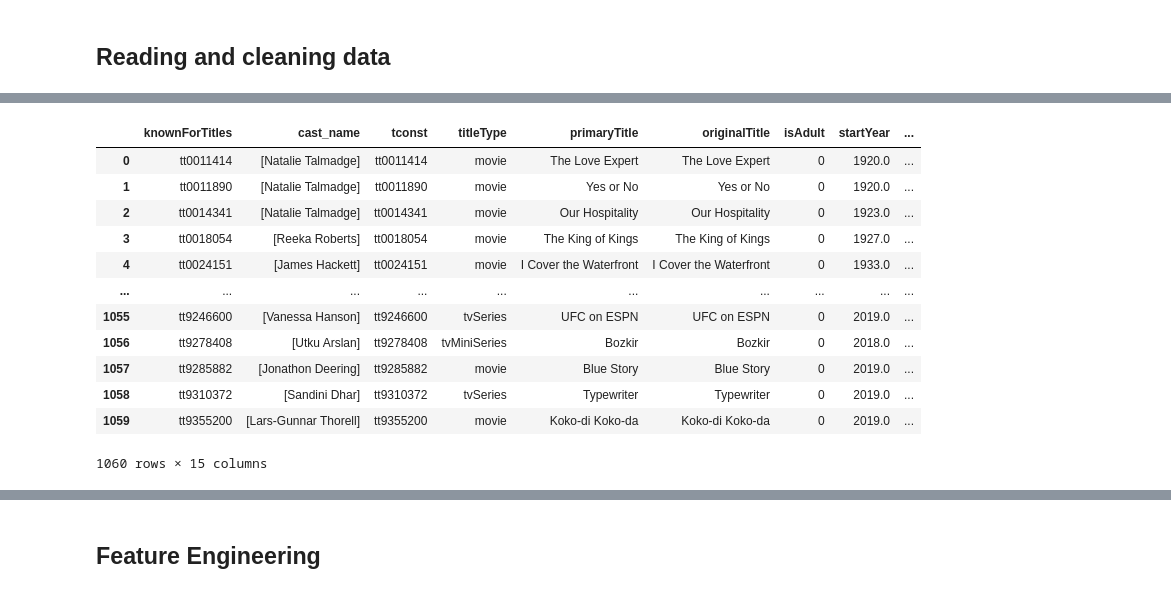
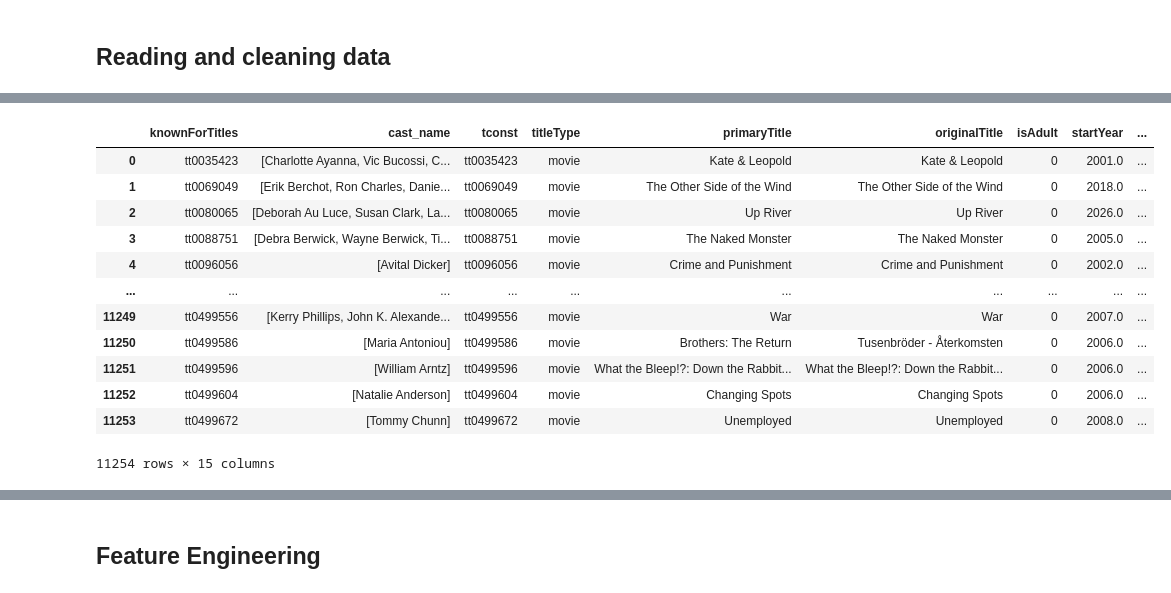
Before and after one commit to azariadr/content-based-movie-recommender, a Jupyter notebook: Movie_Recommender_A_Content_Based_Approach.ipynb, the cells around one changed output, grey strips where cells are left out. Cells and saved outputs as stored; diff of their text form; code cells hidden in the pictures.

```diff
--- a/Movie_Recommender_A_Content_Based_Approach.ipynb
+++ b/Movie_Recommender_A_Content_Based_Approach.ipynb
@@ -231,0 +396,16 @@ unnested_df
+# %%
+actors_list = []
+for chunk in pd.read_csv('https://datasets.imdbws.com/name.basics.tsv.gz', sep='\t', compression='gzip', low_memory=False, chunksize=150000, na_values='\\N'):
+    chunk['primaryProfession'] = chunk['primaryProfession'].fillna('')
+    is_actor = chunk['primaryProfession'].str.contains('actor|actress', case=False)
+    is_needed = chunk['nconst'].isin(needed_nconsts)
+
+    filtered_chunk = chunk[is_actor | is_needed]
+    actors_list.append(filtered_chunk[['nconst', 'primaryName', 'knownForTitles']])
+
+    if sum(len(d) for d in actors_list) >= 120000:
+        break
+
+raw_actor_df = pd.concat(actors_list, ignore_index=True)
+raw_actor_df = raw_actor_df.dropna(subset=['knownForTitles'])
+raw_actor_df
@@ -231,0 +426,4 @@ unnested_df
+# %%
+raw_actor_df['knownForTitles'].apply(lambda x: len(x.split(','))).unique()
+raw_actor_df['knownForTitles'] = raw_actor_df['knownForTitles'].apply(lambda x: x.split(','))
+raw_actor_df
@@ -231,0 +446,3 @@ unnested_df
+# %%
+unnested_df = raw_actor_df.explode('knownForTitles')
+unnested_df
@@ -231,0 +463,5 @@ unnested_df
+# %%
+# Karena '\\N' sudah diubah menjadi NaN sejak awal baca file,
+# kita cukup memastikan tidak ada nilai null (NaN) pada kolom knownForTitles sebelum proses selanjutnya.
+unnested_df = unnested_df.dropna(subset=['knownForTitles'])
+unnested_df
@@ -251,21 +501,21 @@ df_grouped
 # %%
 base_df = pd.merge(df_grouped, movie_rating_df, left_on='knownForTitles', right_on='tconst', how='inner')
-base_df = pd.merge(base_df, director_writers, left_on='tconst', right_on='tconst', how='left')
+base_df = pd.merge(base_df, director_df, left_on='tconst', right_on='tconst', how='left')
 base_df
 # %% [output]
 |  | knownForTitles | cast_name | tconst | titleType | primaryTitle | originalTitle | isAdult | startYear | ... |
-| 0 | tt0011414 | [Natalie Talmadge] | tt0011414 | movie | The Love Expert | The Love Expert | 0 | 1920.0 | ... |
-| 1 | tt0011890 | [Natalie Talmadge] | tt0011890 | movie | Yes or No | Yes or No | 0 | 1920.0 | ... |
-| 2 | tt0014341 | [Natalie Talmadge] | tt0014341 | movie | Our Hospitality | Our Hospitality | 0 | 1923.0 | ... |
-| 3 | tt0018054 | [Reeka Roberts] | tt0018054 | movie | The King of Kings | The King of Kings | 0 | 1927.0 | ... |
-| 4 | tt0024151 | [James Hackett] | tt0024151 | movie | I Cover the Waterfront | I Cover the Waterfront | 0 | 1933.0 | ... |
+| 0 | tt0035423 | [Charlotte Ayanna, Vic Bucossi, C... | tt0035423 | movie | Kate & Leopold | Kate & Leopold | 0 | 2001.0 | ... |
+| 1 | tt0069049 | [Erik Berchot, Ron Charles, Danie... | tt0069049 | movie | The Other Side of the Wind | The Other Side of the Wind | 0 | 2018.0 | ... |
+| 2 | tt0080065 | [Deborah Au Luce, Susan Clark, La... | tt0080065 | movie | Up River | Up River | 0 | 2026.0 | ... |
+| 3 | tt0088751 | [Debra Berwick, Wayne Berwick, Ti... | tt0088751 | movie | The Naked Monster | The Naked Monster | 0 | 2005.0 | ... |
+| 4 | tt0096056 | [Avital Dicker] | tt0096056 | movie | Crime and Punishment | Crime and Punishment | 0 | 2002.0 | ... |
 | ... | ... | ... | ... | ... | ... | ... | ... | ... | ... |
-| 1055 | tt9246600 | [Vanessa Hanson] | tt9246600 | tvSeries | UFC on ESPN | UFC on ESPN | 0 | 2019.0 | ... |
-| 1056 | tt9278408 | [Utku Arslan] | tt9278408 | tvMiniSeries | Bozkir | Bozkir | 0 | 2018.0 | ... |
-| 1057 | tt9285882 | [Jonathon Deering] | tt9285882 | movie | Blue Story | Blue Story | 0 | 2019.0 | ... |
-| 1058 | tt9310372 | [Sandini Dhar] | tt9310372 | tvSeries | Typewriter | Typewriter | 0 | 2019.0 | ... |
-| 1059 | tt9355200 | [Lars-Gunnar Thorell] | tt9355200 | movie | Koko-di Koko-da | Koko-di Koko-da | 0 | 2019.0 | ... |
+| 11249 | tt0499556 | [Kerry Phillips, John K. Alexande... | tt0499556 | movie | War | War | 0 | 2007.0 | ... |
+| 11250 | tt0499586 | [Maria Antoniou] | tt0499586 | movie | Brothers: The Return | Tusenbröder - Återkomsten | 0 | 2006.0 | ... |
+| 11251 | tt0499596 | [William Arntz] | tt0499596 | movie | What the Bleep!?: Down the Rabbit... | What the Bleep!?: Down the Rabbit... | 0 | 2006.0 | ... |
+| 11252 | tt0499604 | [Natalie Anderson] | tt0499604 | movie | Changing Spots | Changing Spots | 0 | 2006.0 | ... |
+| 11253 | tt0499672 | [Tommy Chunn] | tt0499672 | movie | Unemployed | Unemployed | 0 | 2008.0 | ... |
-1060 rows × 15 columns
+11254 rows × 15 columns
 # %%
 base_drop = base_df.drop(['knownForTitles'], axis=1)
 print(base_drop.info())
```
Also changed, not shown: parts of 58 cells of this notebook.
